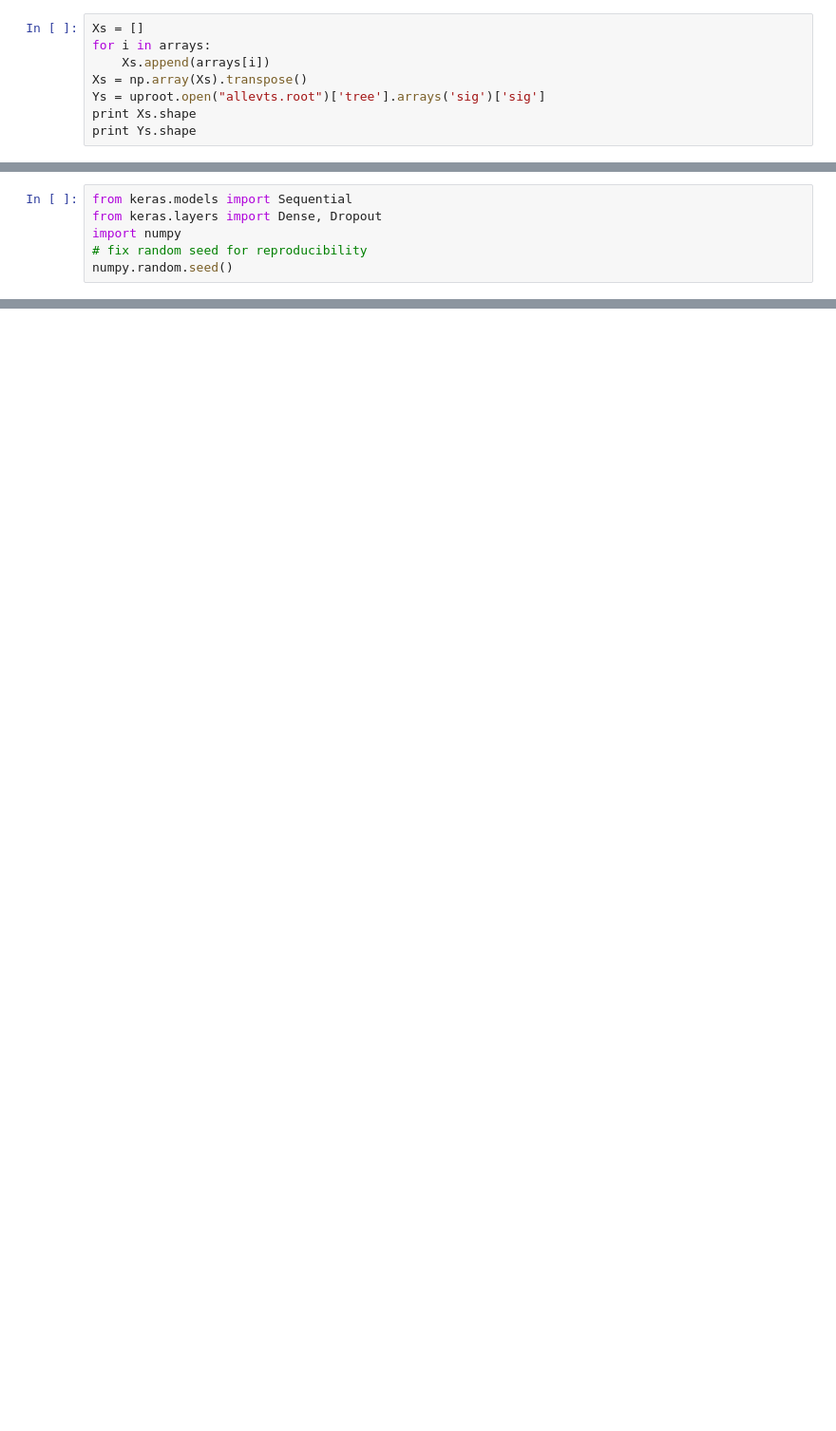
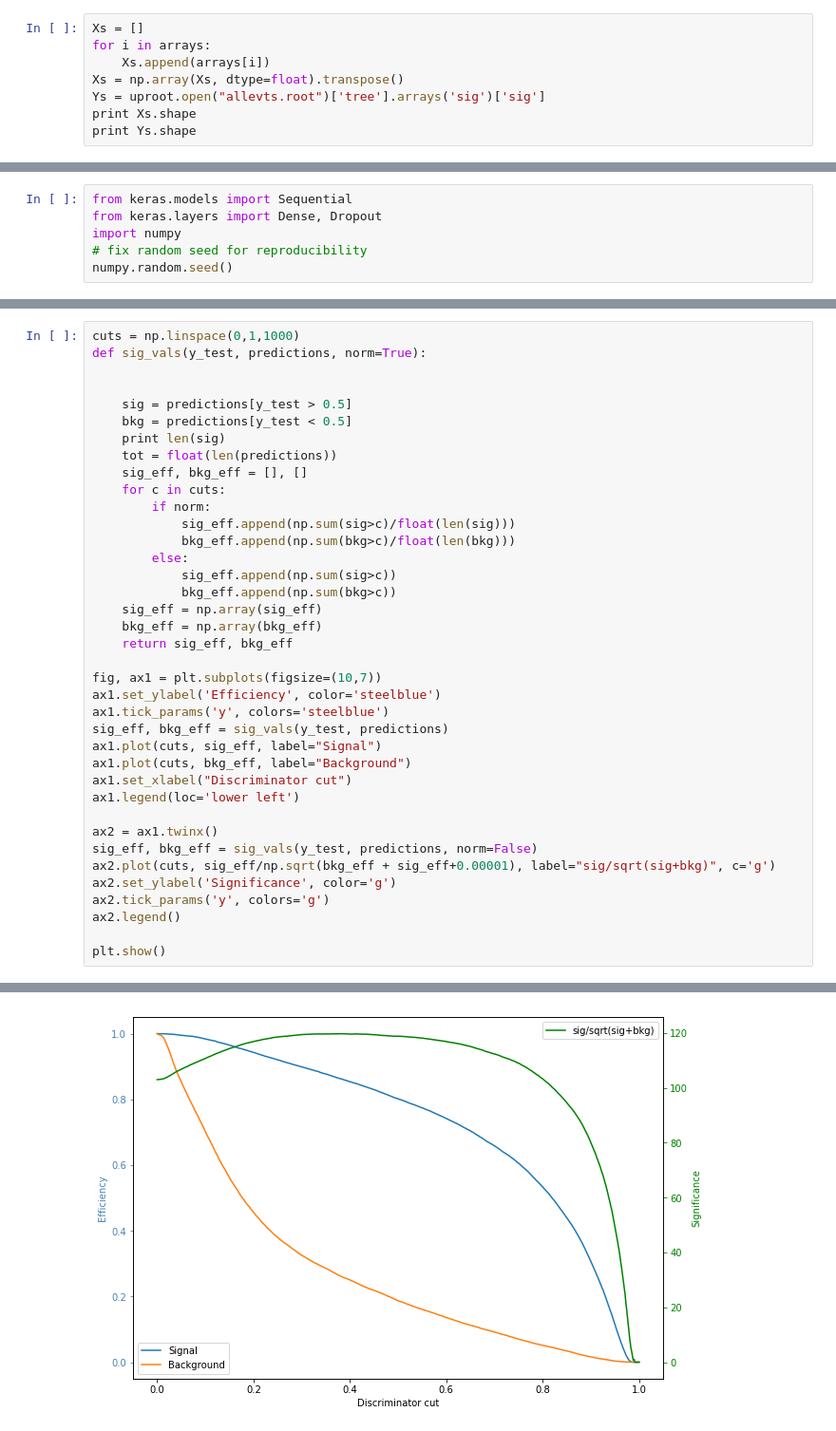
Before and after one commit to andrzejnovak/VHbb, a Jupyter notebook: KerasSignalExtraction.ipynb, the cells around one changed output, grey strips where cells are left out. Shown at 95% size. Cells and saved outputs as stored; diff of their text form; blank space fills up the shorter version.

```diff
--- a/KerasSignalExtraction.ipynb
+++ b/KerasSignalExtraction.ipynb
@@ -28,7 +30,7 @@ arrays = uproot.open("allevts.root")['tree'].arrays(['H_pt',
 Xs = []
 for i in arrays:
     Xs.append(arrays[i])
-Xs = np.array(Xs).transpose()
+Xs = np.array(Xs, dtype=float).transpose()
 Ys = uproot.open("allevts.root")['tree'].arrays('sig')['sig']
 print Xs.shape
 print Ys.shape
@@ -172,0 +192,39 @@ Keras DNN Efficiency at 30%:  87.0 , at 10%: 60.0 , at 1%: 18.0
+# %%
+cuts = np.linspace(0,1,1000)
+def sig_vals(y_test, predictions, norm=True):
+
+
+    sig = predictions[y_test > 0.5]
+    bkg = predictions[y_test < 0.5]
+    print len(sig)
+    tot = float(len(predictions))
+    sig_eff, bkg_eff = [], []
+    for c in cuts:
+        if norm:
+            sig_eff.append(np.sum(sig>c)/float(len(sig)))
+            bkg_eff.append(np.sum(bkg>c)/float(len(bkg)))
+        else:
+            sig_eff.append(np.sum(sig>c))
+            bkg_eff.append(np.sum(bkg>c))
+    sig_eff = np.array(sig_eff)
+    bkg_eff = np.array(bkg_eff)
+    return sig_eff, bkg_eff
+
+fig, ax1 = plt.subplots(figsize=(10,7))
+ax1.set_ylabel('Efficiency', color='steelblue')
+ax1.tick_params('y', colors='steelblue')
+sig_eff, bkg_eff = sig_vals(y_test, predictions)
+ax1.plot(cuts, sig_eff, label="Signal")
+ax1.plot(cuts, bkg_eff, label="Background")
+ax1.set_xlabel("Discriminator cut")
+ax1.legend(loc='lower left')
+
+ax2 = ax1.twinx()
+sig_eff, bkg_eff = sig_vals(y_test, predictions, norm=False)
+ax2.plot(cuts, sig_eff/np.sqrt(bkg_eff + sig_eff+0.00001), label="sig/sqrt(sig+bkg)", c='g')
+ax2.set_ylabel('Significance', color='g')
+ax2.tick_params('y', colors='g')
+ax2.legend()
+
+plt.show()
+# %% [output]
@@ -172,0 +233 @@ Keras DNN Efficiency at 30%:  87.0 , at 10%: 60.0 , at 1%: 18.0
+[figure, added]
```
Also changed, not shown: parts of 14 cells of this notebook.
